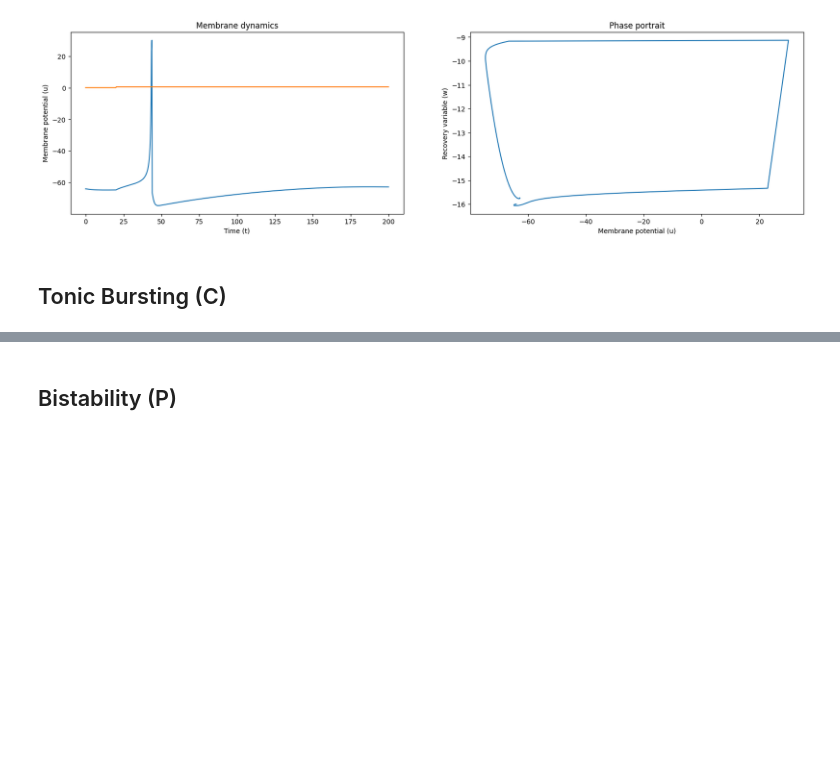
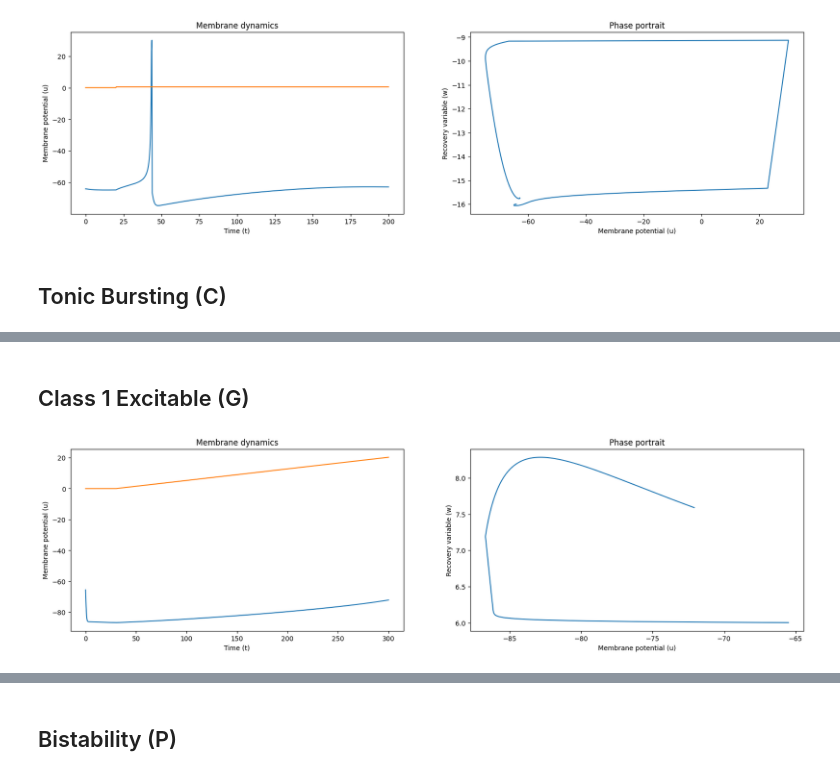
Before and after one commit to JacopoRaffi/CNS_Assignments, a Jupyter notebook: LAB1/main.ipynb, the cells around one changed output, grey strips where cells are left out. Cells and saved outputs as stored; diff of their text form; code cells hidden in the pictures; blank space fills up the shorter version.

```diff
--- a/LAB1/main.ipynb
+++ b/LAB1/main.ipynb
@@ -173,0 +236,20 @@ show_charts(u_v, w_v, I, tspan)
+# %% [markdown]
+## Class 1 Excitable (G)
+# %%
+a = 0.02 #TODO: change value of 'f' and 'g' for this class 1 excitable
+b = -0.1
+c = -55
+d = 6
+u = -60  # Initial membrane potential
+w = b * u  # Initial recovery variable
+tau = 0.25  # Time step
+tspan = numpy.arange(0, 300 + tau, tau)  # Time span
+T1 = 30  # Time after which the input current changes
+
+condition = lambda t: (t > T1)
+I = [(0.075 * (t - T1)) if condition(t) else 0 for t in tspan]
+
+u_v, w_v = Izhikevich(u, w, a, b, c, d, I, tspan, tau)
+show_charts(u_v, w_v, I, tspan)
+# %% [output]
+[figure, added]
```
Also changed, not shown: parts of 10 cells of this notebook.
